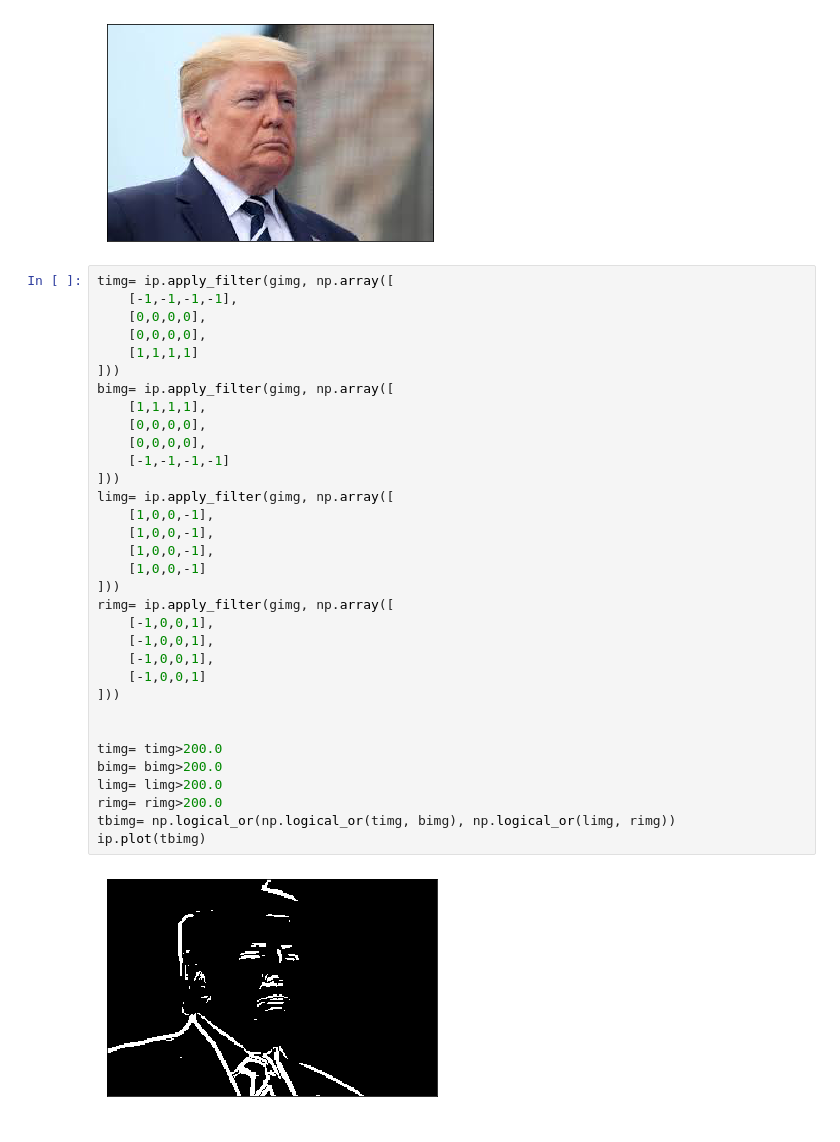
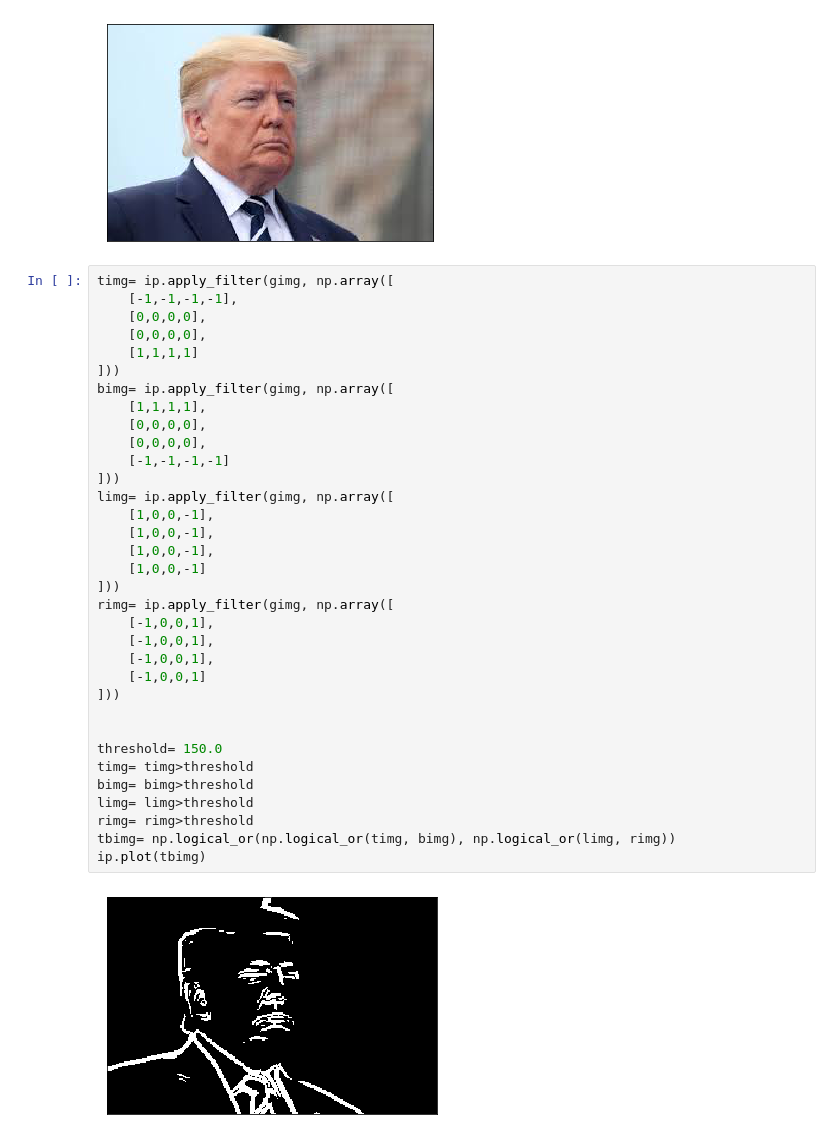
Before and after one commit to shivampip/BasicObjectDetection, a Jupyter notebook: BorderMaker.ipynb, the cells around one changed output. Saved outputs shown, nothing was run; the diff lists cells and outputs as text.

```diff
--- a/BorderMaker.ipynb
+++ b/BorderMaker.ipynb
@@ -152,35 +152,36 @@ gimg= rgb2gray(img)
 # %%
 timg= ip.apply_filter(gimg, np.array([
     [-1,-1,-1,-1],
     [0,0,0,0],
     [0,0,0,0],
     [1,1,1,1]
 ]))
 bimg= ip.apply_filter(gimg, np.array([
     [1,1,1,1],
     [0,0,0,0],
     [0,0,0,0],
     [-1,-1,-1,-1]
 ]))
 limg= ip.apply_filter(gimg, np.array([
     [1,0,0,-1],
     [1,0,0,-1],
     [1,0,0,-1],
     [1,0,0,-1]
 ]))
 rimg= ip.apply_filter(gimg, np.array([
     [-1,0,0,1],
     [-1,0,0,1],
     [-1,0,0,1],
     [-1,0,0,1]
 ]))
 
 
-timg= timg>200.0
-bimg= bimg>200.0
-limg= limg>200.0
-rimg= rimg>200.0
+threshold= 150.0
+timg= timg>threshold
+bimg= bimg>threshold
+limg= limg>threshold
+rimg= rimg>threshold
 tbimg= np.logical_or(np.logical_or(timg, bimg), np.logical_or(limg, rimg))
 ip.plot(tbimg)
 # %% [output]
-[figure, old version]
+[figure, new version]
```
